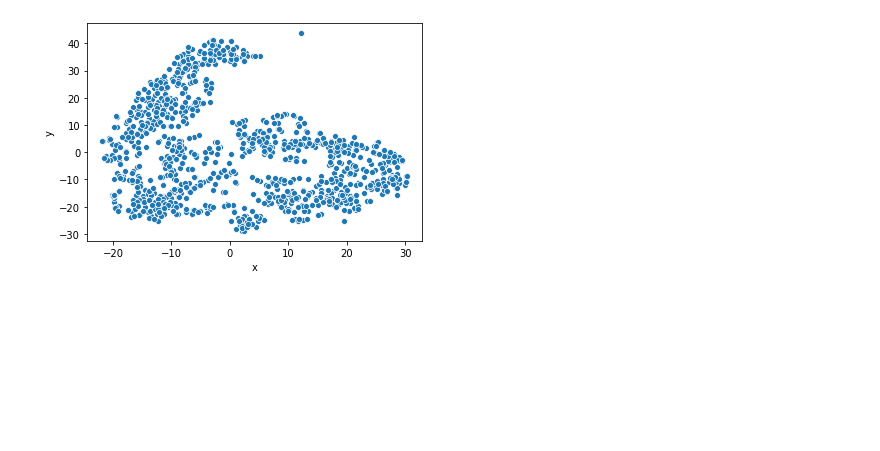
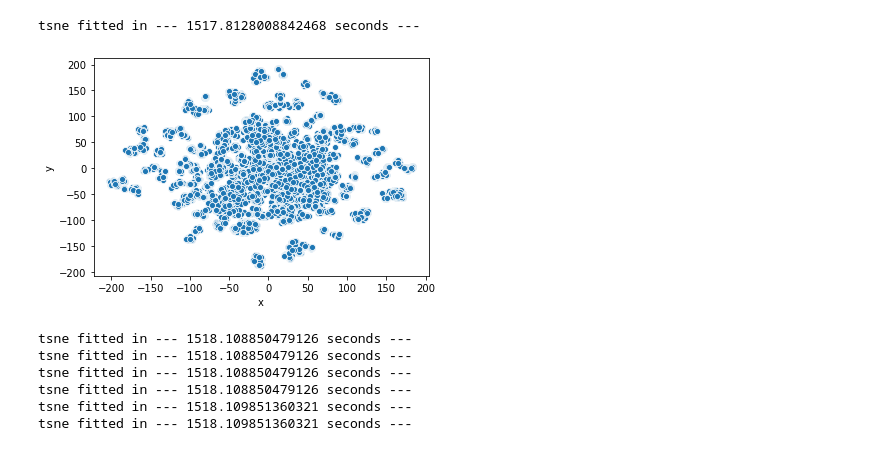
Before and after one commit to Gogolla-Lab/eMotion, a Jupyter notebook: unused_code/analysis_egocentric.ipynb, the cells around one changed output. Drawn from its saved outputs; the diff is of its cells as text; code cells hidden in the pictures; blank space fills up the shorter version.

```diff
--- a/unused_code/analysis_egocentric.ipynb
+++ b/unused_code/analysis_egocentric.ipynb
@@ -73,2 +123,0 @@ plotter(to_plot=df, skeleton=skeleton, indexes=range(10000, 10016))
-# %%
-subset = df.sample(n=1000)
@@ -75,11 +280,30 @@ subset = df.sample(n=1000)
 # %%
 from sklearn.manifold import TSNE
 
-tsne = TSNE(n_components=2, perplexity=50, n_iter=20000, n_iter_without_progress=500, init='random')
+tsne = TSNE(n_components=2, perplexity=50, n_iter=20000, n_iter_without_progress=500, init='random', n_jobs=-1)
+
+start_time = time.time()
 transformed = tsne.fit_transform(subset)
+print("tsne fitted in --- %s seconds ---" % (time.time() - start_time))
+
 transformed = pd.DataFrame(transformed, columns=['x','y'])
 sns.scatterplot(data=transformed, x='x', y='y')
 
 transformed.index = subset.index
 # %% [output]
+tsne fitted in --- 1517.8128008842468 seconds ---
-[figure, old version]
+[figure, new version]
+# %%
+print("tsne fitted in --- %s seconds ---" % (time.time() - start_time))
+print("tsne fitted in --- %s seconds ---" % (time.time() - start_time))
+print("tsne fitted in --- %s seconds ---" % (time.time() - start_time))
+print("tsne fitted in --- %s seconds ---" % (time.time() - start_time))
+print("tsne fitted in --- %s seconds ---" % (time.time() - start_time))
+print("tsne fitted in --- %s seconds ---" % (time.time() - start_time))
+# %% [output]
+tsne fitted in --- 1518.108850479126 seconds ---
+tsne fitted in --- 1518.108850479126 seconds ---
+tsne fitted in --- 1518.108850479126 seconds ---
+tsne fitted in --- 1518.108850479126 seconds ---
+tsne fitted in --- 1518.109851360321 seconds ---
+tsne fitted in --- 1518.109851360321 seconds ---
```
Also changed, not shown: parts of 42 cells of this notebook, 3 other files.
